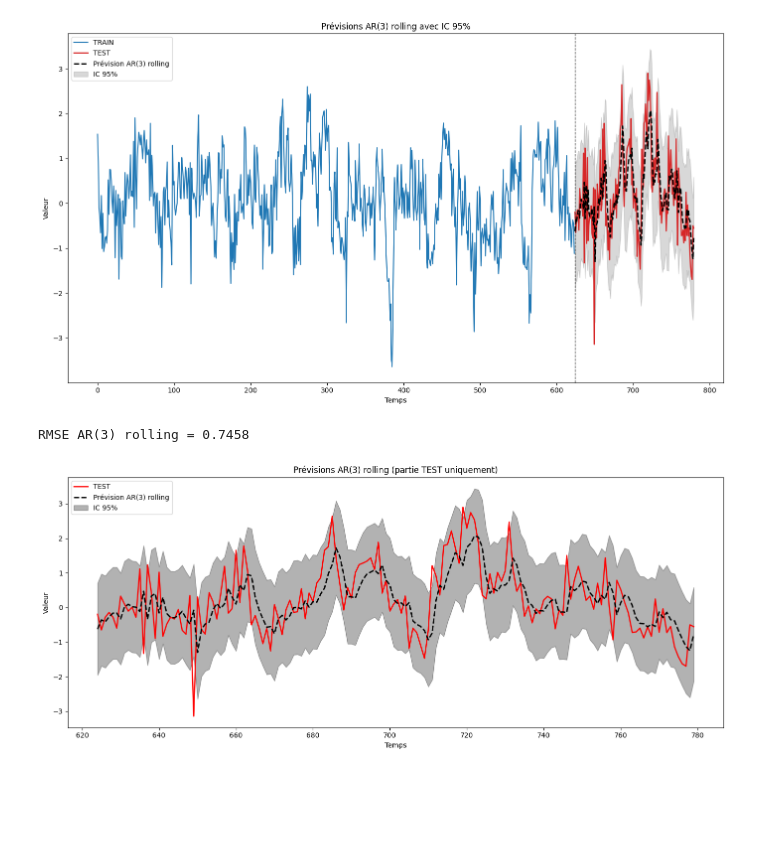
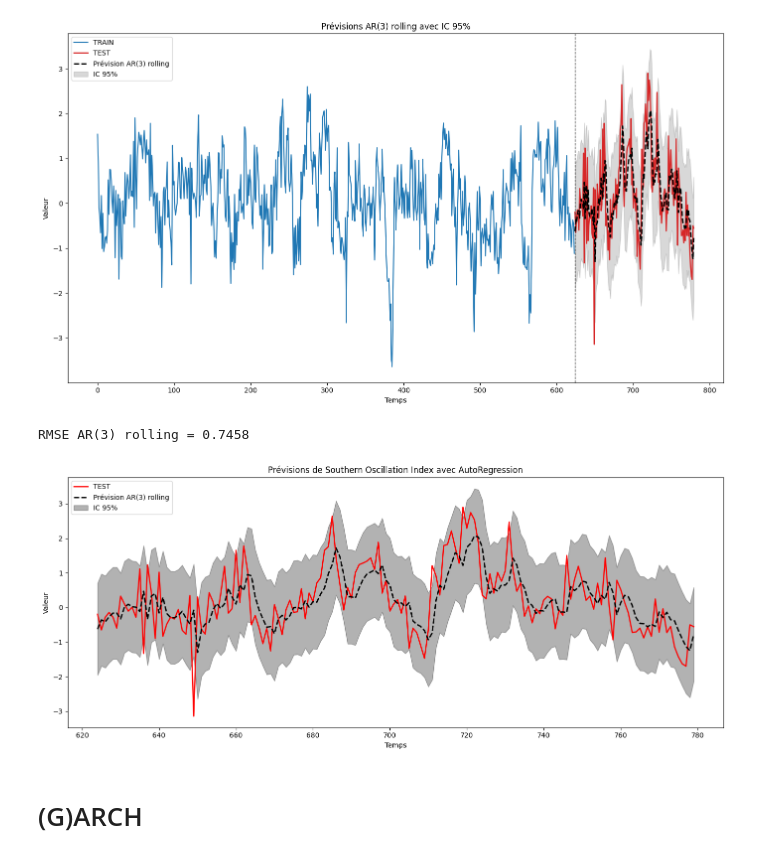
Before and after one commit to MitaDataAI/Time-Series-fundamentals, a Jupyter notebook: 4_Southern_oscillation_index.ipynb, the cells around one changed output. Cells and saved outputs as stored; diff of their text form; code cells hidden in the pictures; blank space fills up the shorter version.

```diff
--- a/4_Southern_oscillation_index.ipynb
+++ b/4_Southern_oscillation_index.ipynb
@@ -389,32 +389,34 @@ for t in range(len(y_test)):
 
     yhat_val = yhat[0] if isinstance(yhat, (np.ndarray, list)) else yhat.iloc[0]
     rolling_preds.append(yhat_val)
 
     sigma = np.sqrt(model.sigma2)
     conf_low.append(yhat_val - z * sigma)
     conf_high.append(yhat_val + z * sigma)
 
     history.append(y_test.iloc[t])
 
 rolling_preds = pd.Series(rolling_preds, index=y_test.index)
 conf_low = pd.Series(conf_low, index=y_test.index)
 conf_high = pd.Series(conf_high, index=y_test.index)
 
 # --- RMSE ---
 rmse_rolling = np.sqrt(mean_squared_error(y_test, rolling_preds))
 print(f"RMSE AR(3) rolling = {rmse_rolling:.4f}")
 
 # --- Graphique limité au test ---
 plt.figure(figsize=(14,6))
 plt.plot(y_test.index, y_test.values, color="red", linewidth=1.8, label="TEST")
 plt.plot(y_test.index, rolling_preds.values, color="black", linewidth=2, linestyle="--", label="Prévision AR(3) rolling")
 plt.fill_between(y_test.index, conf_low.values, conf_high.values, color="black", alpha=0.3, label="IC 95%")
-plt.title("Prévisions AR(3) rolling (partie TEST uniquement)")
+plt.title("Prévisions de Southern Oscillation Index avec AutoRegression")
 plt.xlabel("Temps")
 plt.ylabel("Valeur")
 plt.legend(loc="upper left", facecolor="white")
 plt.tight_layout()
 plt.show()
 # %% [output]
 RMSE AR(3) rolling = 0.7458
-[figure, old version]
+[figure, new version]
+# %% [markdown]
+# (G)ARCH
```
